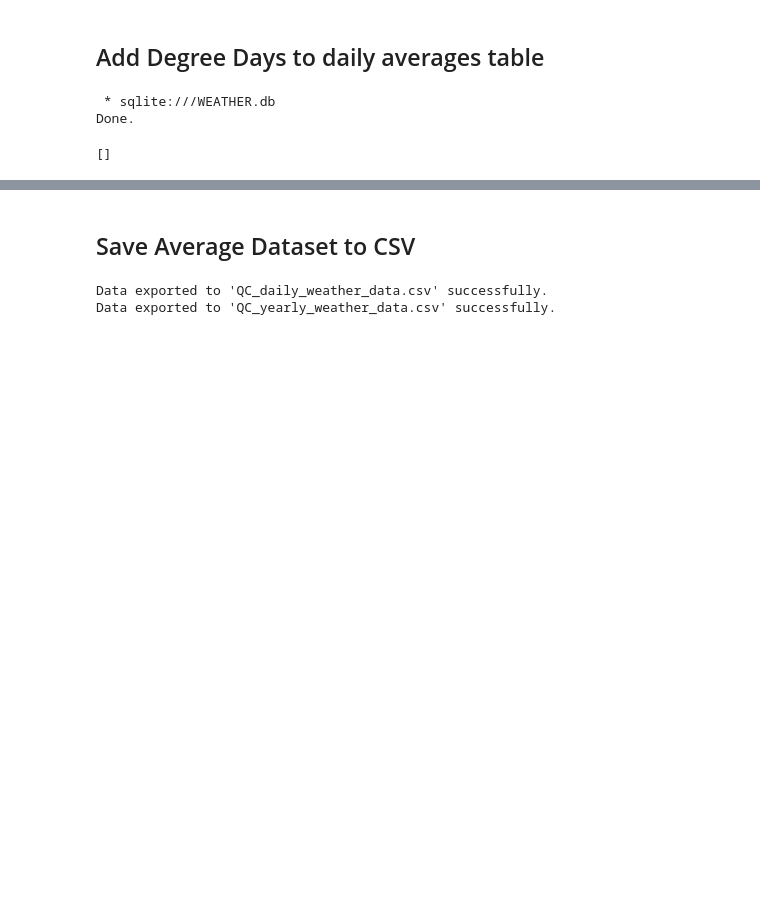
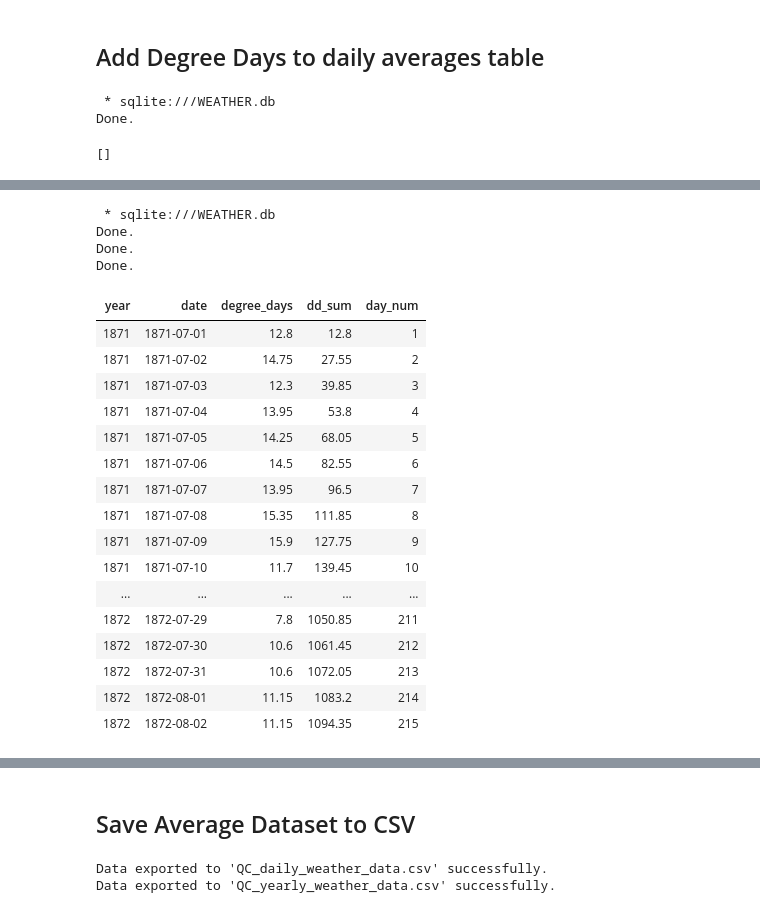
Before and after one commit to maggie-projects-23/Spruce_Budworm_Weather_Data, a Jupyter notebook: SpruceBudworm_weather.ipynb, the cells around one changed output, grey strips where cells are left out. Saved outputs shown, nothing was run; the diff lists cells and outputs as text; code cells hidden in the pictures; blank space fills up the shorter version.

Commit message:
Updated SpruceBudworm_weather.ipynb and  csv files
Added degree_days info such as days until 89 degree days are hit and the number of degree days on July 1st of each year

```diff
--- a/SpruceBudworm_weather.ipynb
+++ b/SpruceBudworm_weather.ipynb
@@ -382,0 +400,36 @@ Done.
+# %%
+%%sql
+
+DROP TABLE IF EXISTS TEMP_DD;
+
+CREATE TEMP TABLE TEMP_DD AS
+SELECT
+    strftime('%Y', date) AS year,
+    date, degree_days,
+    SUM(degree_days) OVER (PARTITION BY strftime('%Y', date) ORDER BY date) AS dd_sum,
+    COUNT(*) OVER (PARTITION BY strftime('%Y', date) ORDER BY date) AS day_num
+FROM DAY_AVERAGE_WEATHER;
+
+SELECT * FROM TEMP_DD LIMIT 400;
+# %% [output]
+ * sqlite:///WEATHER.db
+Done.
+Done.
+Done.
+| year | date | degree_days | dd_sum | day_num |
+| 1871 | 1871-07-01 | 12.8 | 12.8 | 1 |
+| 1871 | 1871-07-02 | 14.75 | 27.55 | 2 |
+| 1871 | 1871-07-03 | 12.3 | 39.85 | 3 |
+| 1871 | 1871-07-04 | 13.95 | 53.8 | 4 |
+| 1871 | 1871-07-05 | 14.25 | 68.05 | 5 |
+| 1871 | 1871-07-06 | 14.5 | 82.55 | 6 |
+| 1871 | 1871-07-07 | 13.95 | 96.5 | 7 |
+| 1871 | 1871-07-08 | 15.35 | 111.85 | 8 |
+| 1871 | 1871-07-09 | 15.9 | 127.75 | 9 |
+| 1871 | 1871-07-10 | 11.7 | 139.45 | 10 |
+| ... | ... | ... | ... | ... |
+| 1872 | 1872-07-29 | 7.8 | 1050.85 | 211 |
+| 1872 | 1872-07-30 | 10.6 | 1061.45 | 212 |
+| 1872 | 1872-07-31 | 10.6 | 1072.05 | 213 |
+| 1872 | 1872-08-01 | 11.15 | 1083.2 | 214 |
+| 1872 | 1872-08-02 | 11.15 | 1094.35 | 215 |
```
Also changed, not shown: parts of 4 cells of this notebook, 2 other files.
